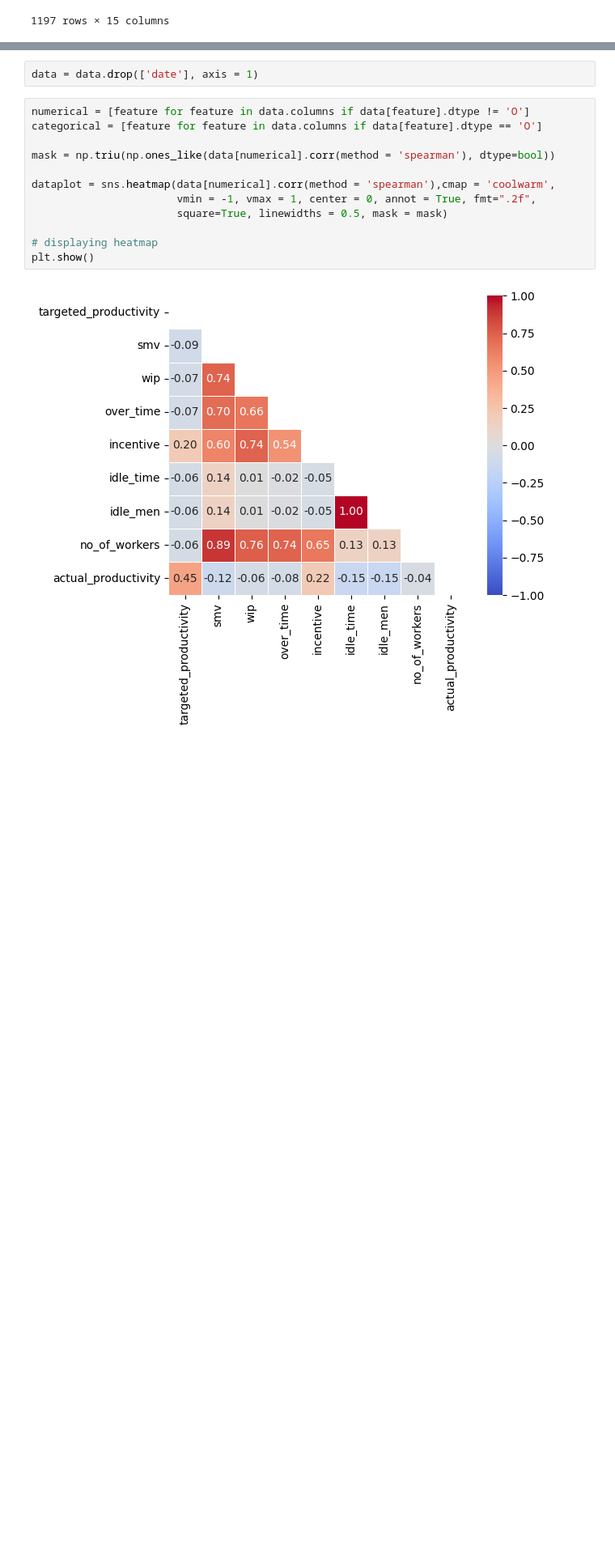
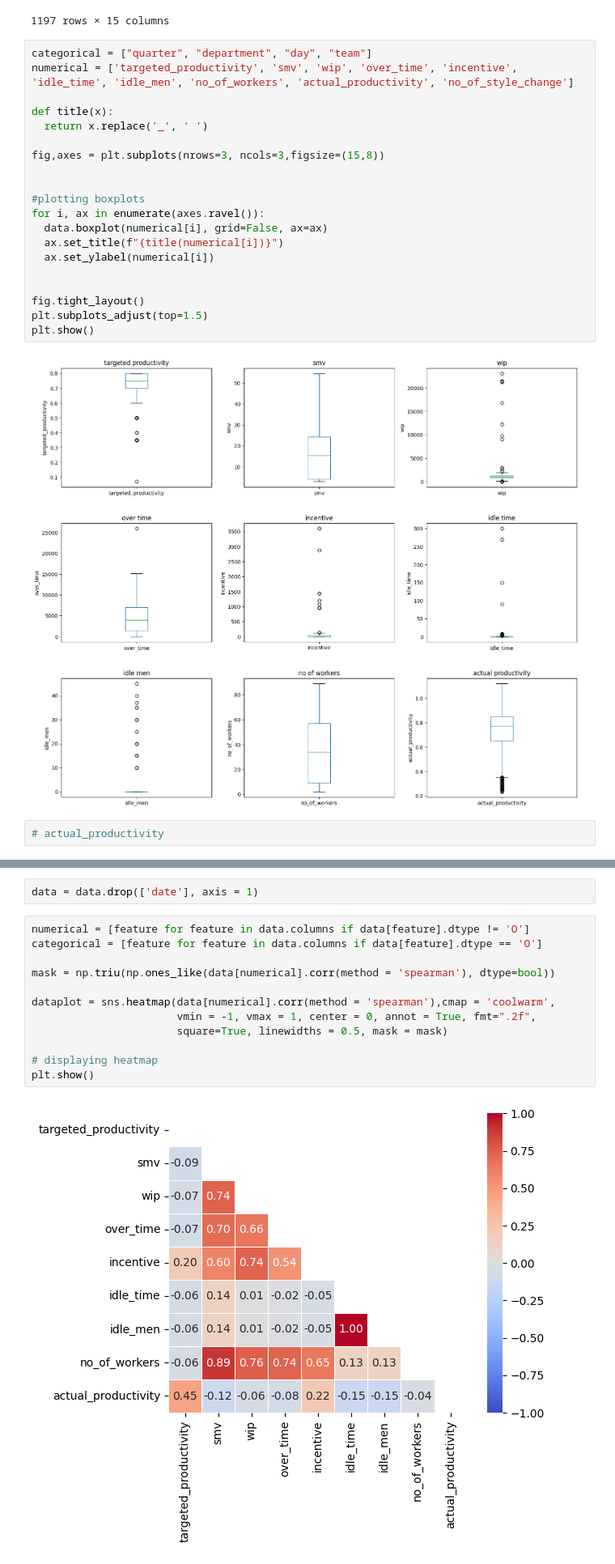
Before and after one commit to SudithWaas/Productivity-of-Garment-workers, a Jupyter notebook: src/productivity_prediction.ipynb, the cells around one changed output, grey strips where cells are left out. Shown: that part at 81% size. Cells and saved outputs as stored; diff of their text form; blank space fills up the shorter version.

```diff
--- a/src/productivity_prediction.ipynb
+++ b/src/productivity_prediction.ipynb
@@ -24,6 +29,30 @@ data
 | 1195 | 3/11/2015 | Quarter2 | finishing | Wednesday | 9 | 0.75 | 2.90 | NaN | 1800 | ... |
 | 1196 | 3/11/2015 | Quarter2 | finishing | Wednesday | 6 | 0.70 | 2.90 | NaN | 720 | ... |
 1197 rows × 15 columns
+# %%
+categorical = ["quarter", "department", "day", "team"]
+numerical = ['targeted_productivity', 'smv', 'wip', 'over_time', 'incentive', 'idle_time', 'idle_men', 'no_of_workers', 'actual_productivity', 'no_of_style_change']
+
+def title(x):
+  return x.replace('_', ' ')
+
+fig,axes = plt.subplots(nrows=3, ncols=3,figsize=(15,8))
+
+
+#plotting boxplots
+for i, ax in enumerate(axes.ravel()):
+  data.boxplot(numerical[i], grid=False, ax=ax)
+  ax.set_title(f"{title(numerical[i])}")
+  ax.set_ylabel(numerical[i])
+
+
+fig.tight_layout()
+plt.subplots_adjust(top=1.5)
+plt.show()
+# %% [output]
+[figure, added]
+# %%
+# actual_productivity
 # %%
 data['no_of_style_change'] = data['no_of_style_change'].astype(str)
 data['team'] = data['team'].astype(str)
```
Also changed, not shown: parts of 27 cells of this notebook, 6 other files.
